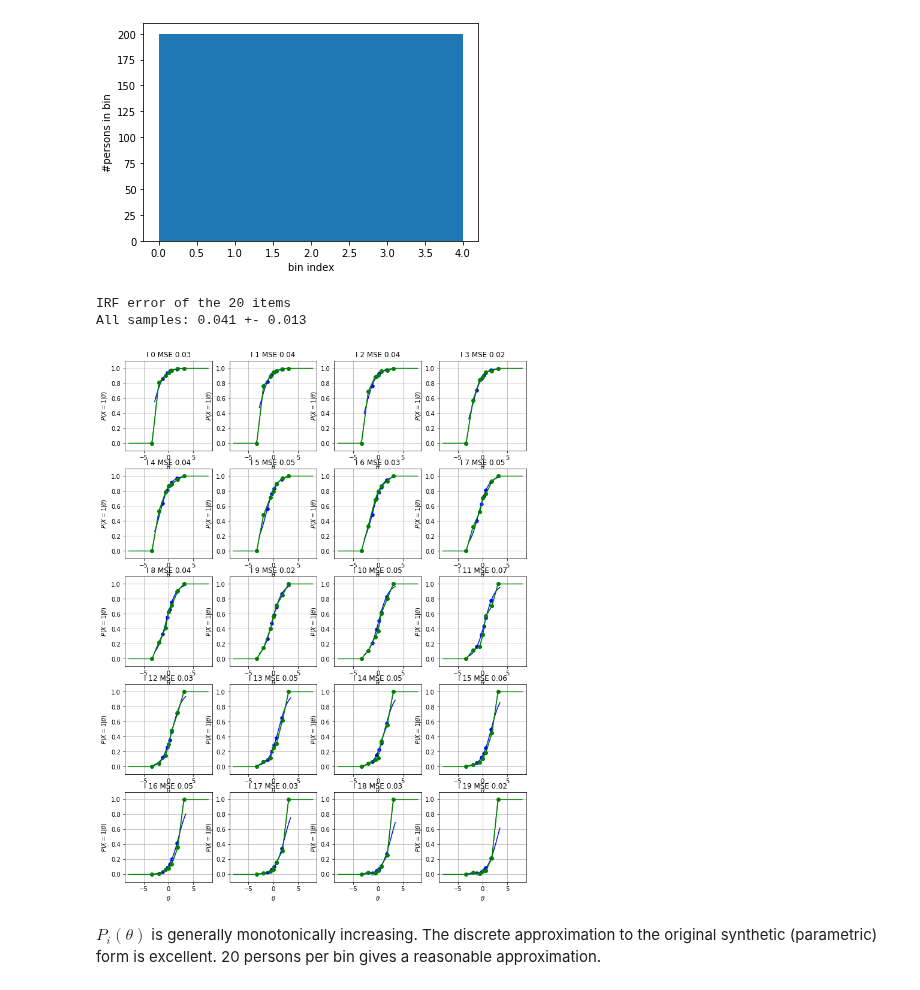
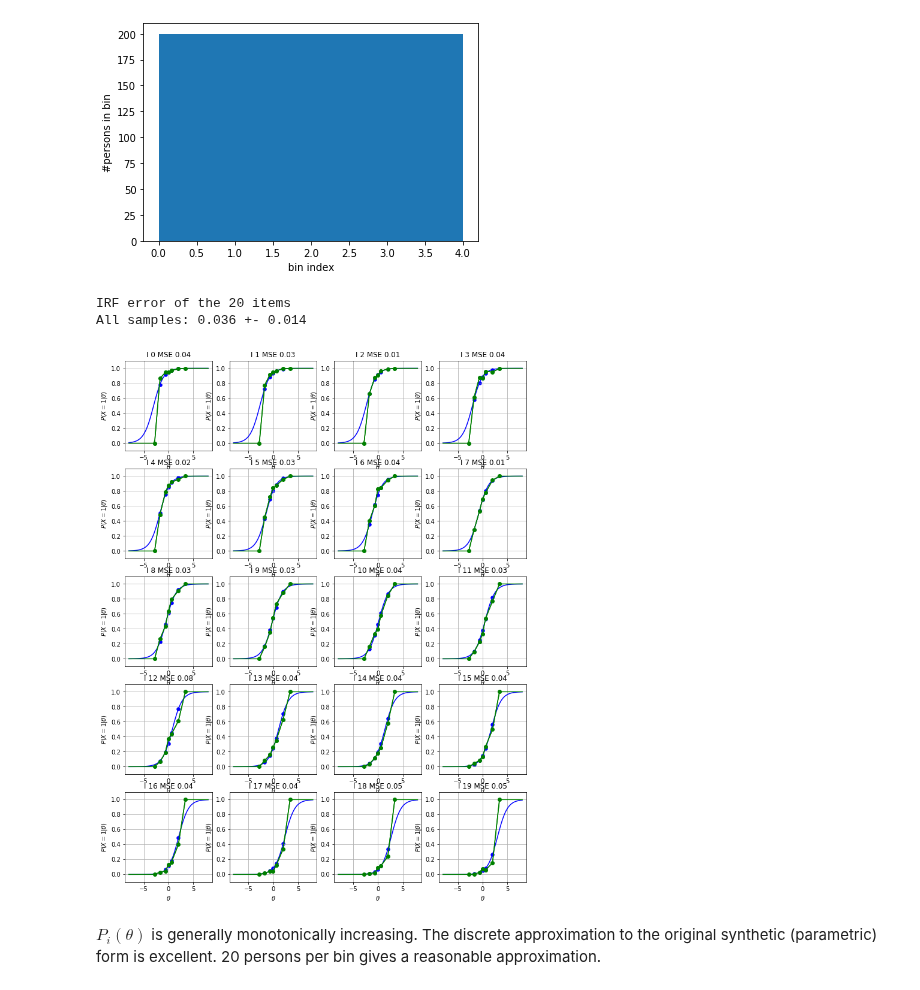
Before and after one commit to ETS-Next-Gen/irt-mcmc, a Jupyter notebook: notebooks/irt_solver_1d_mcmc.ipynb, the cells around one changed output. Saved outputs shown, nothing was run; the diff lists cells and outputs as text; code cells hidden in the pictures.

Commit message:
Updated Grid API, fixed unit tests.

```diff
--- a/notebooks/irt_solver_1d_mcmc.ipynb
+++ b/notebooks/irt_solver_1d_mcmc.ipynb
@@ -54,6 +57,5 @@ temperature = 1
 # IRF binning strategy.
 grid_method = "quantile" # "uniform-fixed" # "quantile" # "uniform"
 # %%
-X, theta_exact, b, c, v_exact = nirt.simulate.simulate_data.generate_dichotomous_responses(P, I, C, asymptote=asym, discrimination=discrimination)
+X, theta_exact, b, c = nirt.simulate.simulate_data.generate_dichotomous_responses(P, I, C, asymptote=asym, discrimination=discrimination)
 model_irf = [lambda t,i=i: nirt.simulate.simulate_data.three_pl_model(t, discrimination, b[i], asym) for i in range(I)]
-print("v_exact", v_exact)
@@ -100,7 +101,8 @@ std [1.]
 # For each dimension, bin ALL persons by theta values into n bins. Binning strategy is either
 # quantiles (so all bins have equal sizes) or uniform grid on a fixed domain [-M,M].
 xlim = [(min(theta[:, ci])-1, max(theta[:, ci])+1) for ci in range(C)]
-grid_all = [nirt.grid.Grid(theta[:, ci], num_bins, method=grid_method, xlim=xlim[ci]) for ci in range(C)]
+grid_all = [nirt.grid.create_grid(theta[:, ci], num_bins, method=grid_method, xlim=xlim[ci]) for ci in range(C)]
 irf_all = [nirt.irf.ItemResponseFunction(grid_all[ci], X[:, i]) for i, ci in enumerate(c)]
 print("Grid limits", xlim)
+print("# bins", [len(grid.bin) for grid in grid_all])
 # %% [output]
@@ -126,17 +129,19 @@ print("IRF error of the {} items".format(I))
 print("All samples: {:.3f} +- {:.3f}".format(e_all.mean(), e_all.std()))
 # %% [output]
 IRF error of the 20 items
-All samples: 0.041 +- 0.013
+All samples: 0.036 +- 0.014
 # %%
 fig, axs = plt.subplots(I // 4, 4, figsize=(12, 0.8*I))
 for i in range(I):
     ax = axs[i // 4, i % 4]
-    nirt.simulate.plot_irf.plot_model_irf(ax, grid[c[i]], model_irf[i], num_bins, color="blue", label="Original")
+    nirt.simulate.plot_irf.plot_model_irf(
+        ax, grid_all[c[i]], model_irf[i], num_bins, color="blue", label="Original",
+        xlim = (-nirt.grid.M, nirt.grid.M))
     irf_all[i].plot(ax, color="green", label="{} samples".format(theta.shape[0]))
     ax.set_title("I {} MSE {:.2f}".format(i, e_all[i]))
     ax.grid(True)
 # %% [output]
-[figure, old version]
+[figure, new version]
 # %% [markdown]
 $P_i(\theta)$ is generally monotonically increasing. The discrete approximation to the original synthetic (parametric) form is excellent. 20 persons per bin gives a reasonable approximation.
 # %% [markdown]
```
Also changed, not shown: parts of 7 cells of this notebook, 9 other files.
